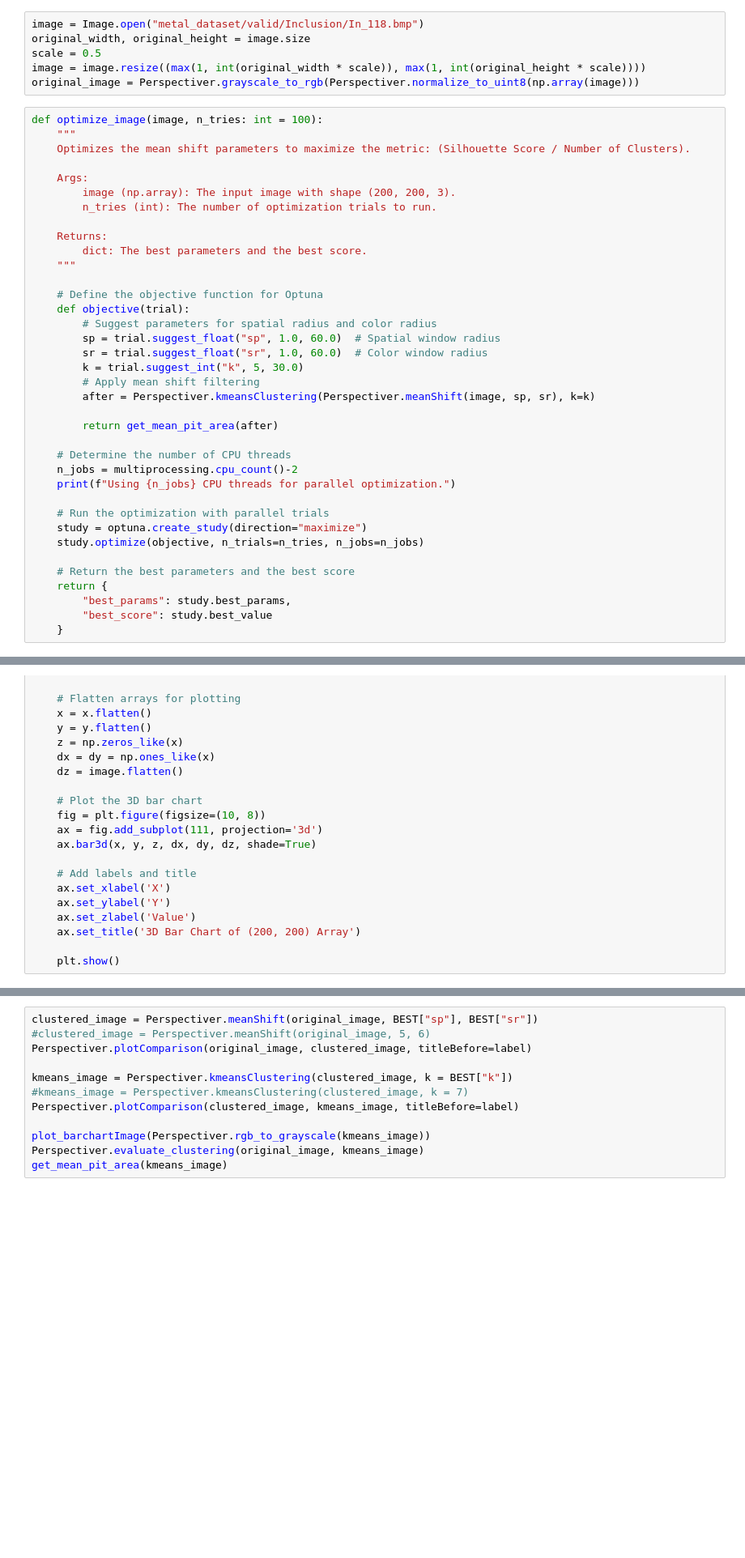
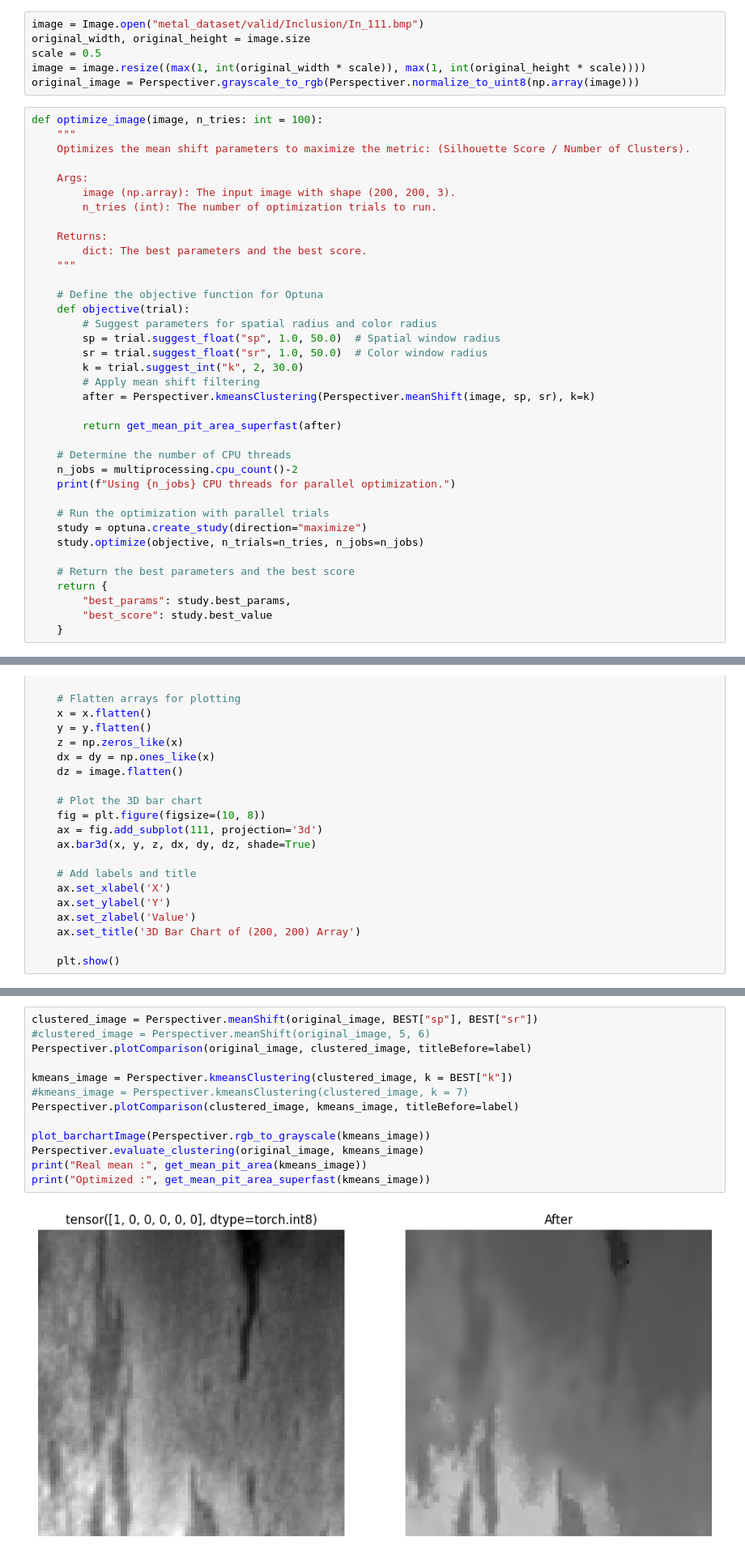
Before and after one commit to Lingfeng555/moe_edging, a Jupyter notebook: ImageTest.ipynb, the cells around one changed output, grey strips where cells are left out. Shown at 81% size. Cells and saved outputs as stored; diff of their text form; blank space fills up the shorter version.

```diff
--- a/ImageTest.ipynb
+++ b/ImageTest.ipynb
@@ -96,7 +210,7 @@ original_image = Perspectiver.grayscale_to_rgb(Perspectiver.normalize_to_uint8(n
 '''
 original_image = Perspectiver.grayscale_to_rgb(Perspectiver.normalize_to_uint8(image.detach().cpu().numpy()[0]))
 # %%
-image = Image.open("metal_dataset/valid/Inclusion/In_118.bmp")
+image = Image.open("metal_dataset/valid/Inclusion/In_111.bmp")
 original_width, original_height = image.size
 scale = 0.5
 image = image.resize((max(1, int(original_width * scale)), max(1, int(original_height * scale))))
@@ -117,13 +231,13 @@ def optimize_image(image, n_tries: int = 100):
     # Define the objective function for Optuna
     def objective(trial):
         # Suggest parameters for spatial radius and color radius
-        sp = trial.suggest_float("sp", 1.0, 60.0)  # Spatial window radius
-        sr = trial.suggest_float("sr", 1.0, 60.0)  # Color window radius
-        k = trial.suggest_int("k", 5, 30.0)
+        sp = trial.suggest_float("sp", 1.0, 50.0)  # Spatial window radius
+        sr = trial.suggest_float("sr", 1.0, 50.0)  # Color window radius
+        k = trial.suggest_int("k", 2, 30.0)
         # Apply mean shift filtering
         after = Perspectiver.kmeansClustering(Perspectiver.meanShift(image, sp, sr), k=k)
 
-        return get_mean_pit_area(after)
+        return get_mean_pit_area_superfast(after)
 
     # Determine the number of CPU threads
     n_jobs = multiprocessing.cpu_count()-2
@@ -192,12 +307,15 @@ plot_barchartImage(Perspectiver.rgb_to_grayscale(original_image))
 # %%
 clustered_image = Perspectiver.meanShift(original_image, BEST["sp"], BEST["sr"])
 #clustered_image = Perspectiver.meanShift(original_image, 5, 6)
 Perspectiver.plotComparison(original_image, clustered_image, titleBefore=label)
 
 kmeans_image = Perspectiver.kmeansClustering(clustered_image, k = BEST["k"])
 #kmeans_image = Perspectiver.kmeansClustering(clustered_image, k = 7)
 Perspectiver.plotComparison(clustered_image, kmeans_image, titleBefore=label)
 
 plot_barchartImage(Perspectiver.rgb_to_grayscale(kmeans_image))
 Perspectiver.evaluate_clustering(original_image, kmeans_image)
-get_mean_pit_area(kmeans_image)
+print("Real mean :", get_mean_pit_area(kmeans_image))
+print("Optimized :", get_mean_pit_area_superfast(kmeans_image))
+# %% [output]
+[figure, added]
```
Also changed, not shown: parts of 7 cells of this notebook, 1 other file.
